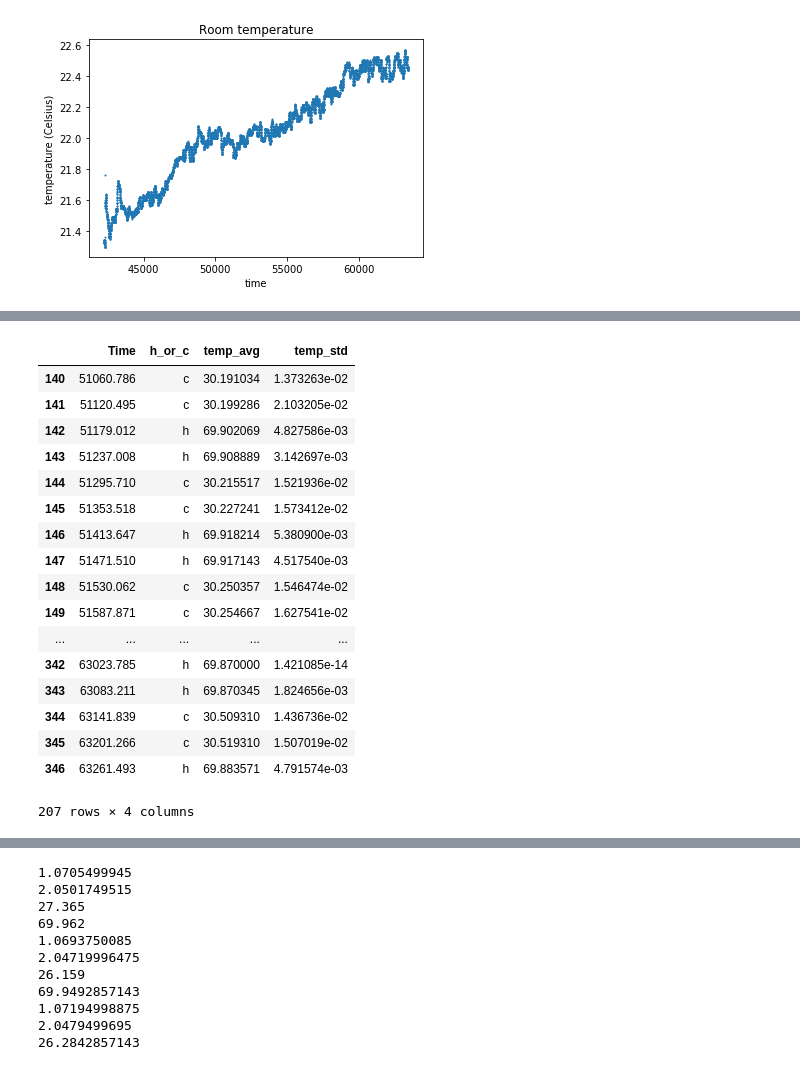
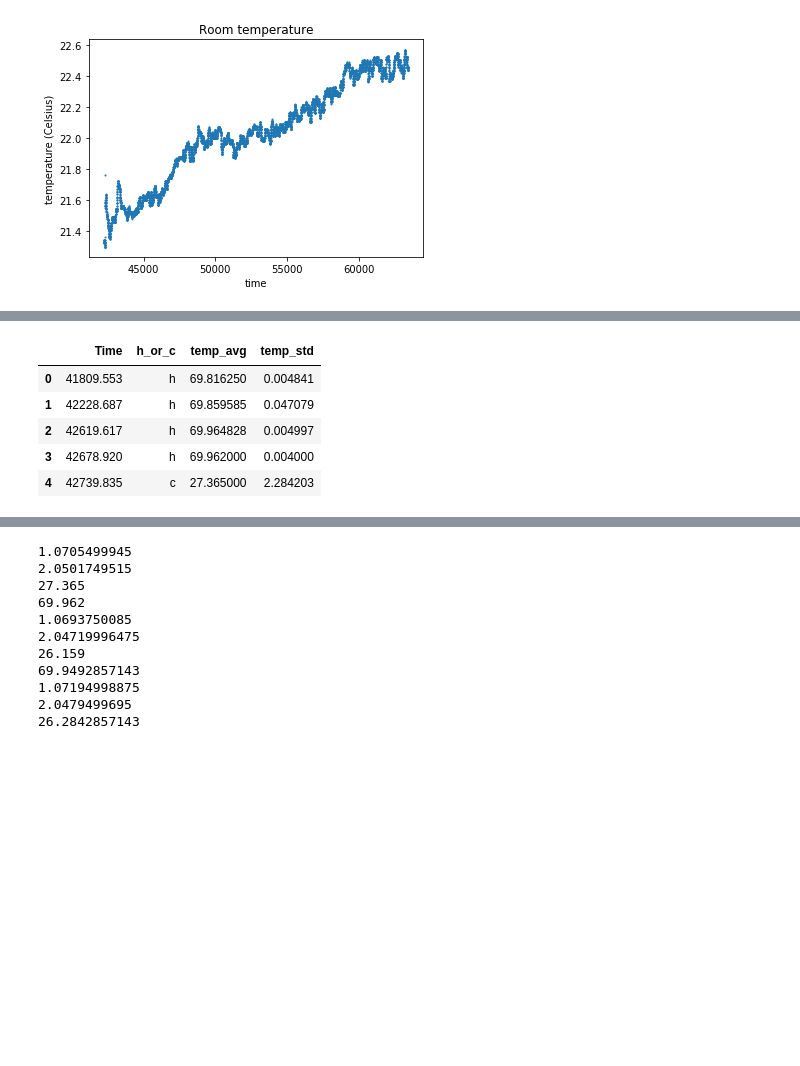
Before and after one commit to micolbedarida/MSci_Project, a Jupyter notebook: data_analysis_after_realignment.ipynb, the cells around one changed output, grey strips where cells are left out. Drawn from its saved outputs; the diff is of its cells as text; code cells hidden in the pictures; blank space fills up the shorter version.

```diff
--- a/data_analysis_after_realignment.ipynb
+++ b/data_analysis_after_realignment.ipynb
@@ -217,33 +202,21 @@ for i in range(d-1):
 # %%
 times.sort() # now they are back in ascending order
 
 final_frame_4 = pd.DataFrame(
     {'Time': times[:-1],
      'h_or_c': hc_list,
      'temp_avg': temps_avg,
      'temp_std': temps_std
     })
 
-final_frame_4[140:]
+final_frame_4.head()
 # %% [output]
 |  | Time | h_or_c | temp_avg | temp_std |
-| 140 | 51060.786 | c | 30.191034 | 1.373263e-02 |
-| 141 | 51120.495 | c | 30.199286 | 2.103205e-02 |
-| 142 | 51179.012 | h | 69.902069 | 4.827586e-03 |
-| 143 | 51237.008 | h | 69.908889 | 3.142697e-03 |
-| 144 | 51295.710 | c | 30.215517 | 1.521936e-02 |
-| 145 | 51353.518 | c | 30.227241 | 1.573412e-02 |
-| 146 | 51413.647 | h | 69.918214 | 5.380900e-03 |
-| 147 | 51471.510 | h | 69.917143 | 4.517540e-03 |
-| 148 | 51530.062 | c | 30.250357 | 1.546474e-02 |
-| 149 | 51587.871 | c | 30.254667 | 1.627541e-02 |
-| ... | ... | ... | ... | ... |
-| 342 | 63023.785 | h | 69.870000 | 1.421085e-14 |
-| 343 | 63083.211 | h | 69.870345 | 1.824656e-03 |
-| 344 | 63141.839 | c | 30.509310 | 1.436736e-02 |
-| 345 | 63201.266 | c | 30.519310 | 1.507019e-02 |
-| 346 | 63261.493 | h | 69.883571 | 4.791574e-03 |
+| 0 | 41809.553 | h | 69.816250 | 0.004841 |
+| 1 | 42228.687 | h | 69.859585 | 0.047079 |
+| 2 | 42619.617 | h | 69.964828 | 0.004997 |
+| 3 | 42678.920 | h | 69.962000 | 0.004000 |
+| 4 | 42739.835 | c | 27.365000 | 2.284203 |
-207 rows × 4 columns
 # %%
 h = 6.626e-34
 c = 3.0e+8
```
Also changed, not shown: parts of 7 cells of this notebook, 1 other file.
